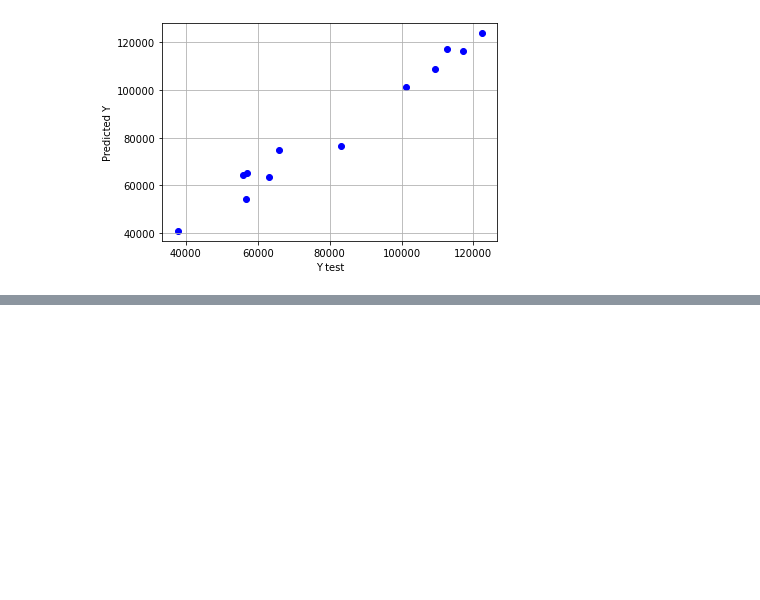
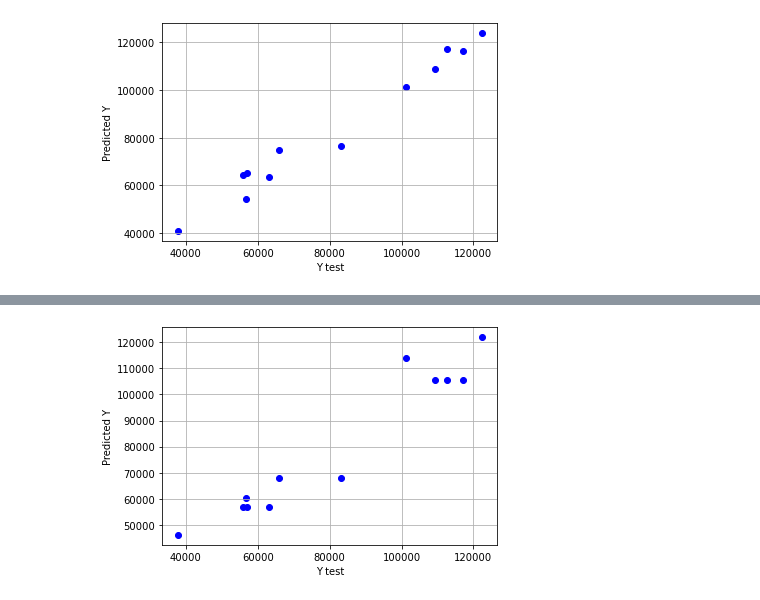
Before and after one commit to RafifGhani/Project-3, a Jupyter notebook: Project_Machine_Learning_03.ipynb, the cells around one changed output, grey strips where cells are left out. Saved outputs shown, nothing was run; the diff lists cells and outputs as text; code cells hidden in the pictures; blank space fills up the shorter version.

```diff
--- a/Project_Machine_Learning_03.ipynb
+++ b/Project_Machine_Learning_03.ipynb
@@ -236,0 +282,7 @@ plt.grid()
+# %%
+plt.scatter(Y_test, Y_pred_dtr, c = 'Blue')
+plt.xlabel('Y test')
+plt.ylabel('Predicted Y')
+plt.grid()
+# %% [output]
+[figure, added]
```
Also changed, not shown: parts of 16 cells of this notebook.
